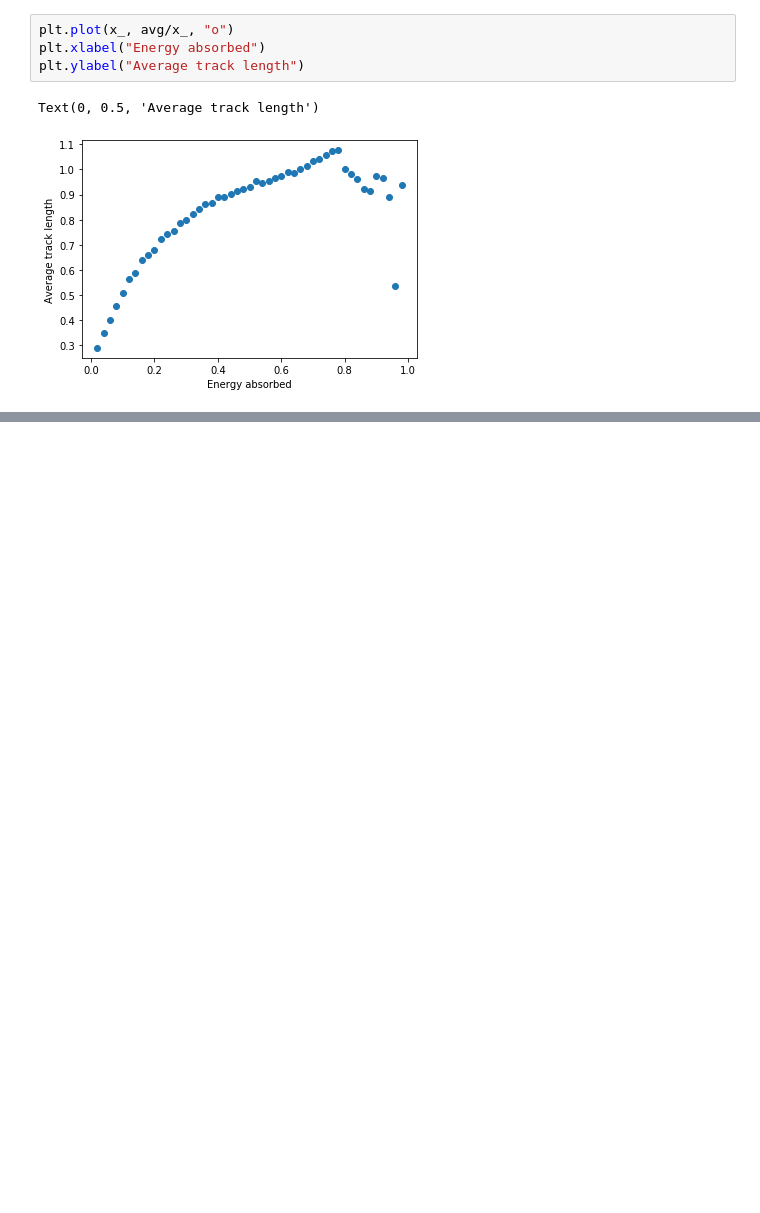
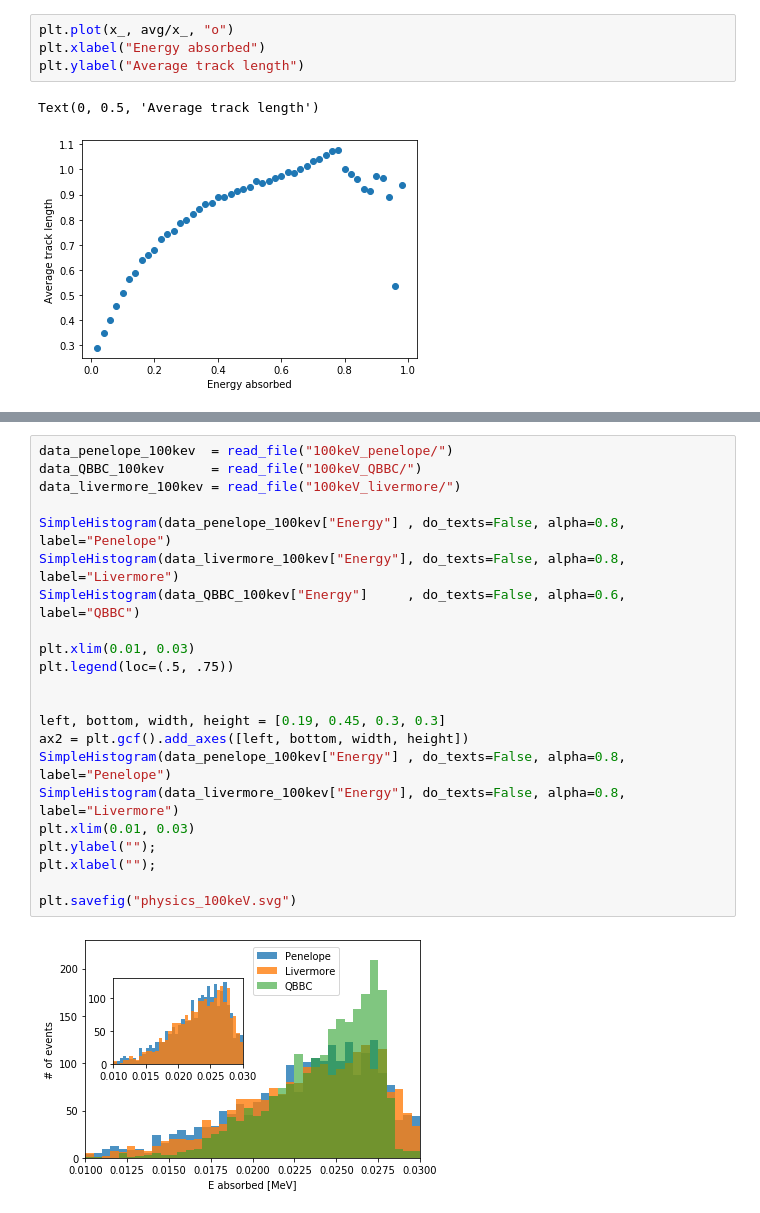
Before and after one commit to Balazzs/HPGECalorimeter, a Jupyter notebook: build/Untitled.ipynb, the cells around one changed output, grey strips where cells are left out. Cells and saved outputs as stored; diff of their text form; blank space fills up the shorter version.

```diff
--- a/build/Untitled.ipynb
+++ b/build/Untitled.ipynb
@@ -150,0 +143,24 @@ SimpleHistogram(data_QBBC["Energy"], alpha=0.5)
+# %%
+data_penelope_100kev  = read_file("100keV_penelope/")
+data_QBBC_100kev      = read_file("100keV_QBBC/")
+data_livermore_100kev = read_file("100keV_livermore/")
+
+SimpleHistogram(data_penelope_100kev["Energy"] , do_texts=False, alpha=0.8, label="Penelope")
+SimpleHistogram(data_livermore_100kev["Energy"], do_texts=False, alpha=0.8, label="Livermore")
+SimpleHistogram(data_QBBC_100kev["Energy"]     , do_texts=False, alpha=0.6, label="QBBC")
+
+plt.xlim(0.01, 0.03)
+plt.legend(loc=(.5, .75))
+
+
+left, bottom, width, height = [0.19, 0.45, 0.3, 0.3]
+ax2 = plt.gcf().add_axes([left, bottom, width, height])
+SimpleHistogram(data_penelope_100kev["Energy"] , do_texts=False, alpha=0.8, label="Penelope")
+SimpleHistogram(data_livermore_100kev["Energy"], do_texts=False, alpha=0.8, label="Livermore")
+plt.xlim(0.01, 0.03)
+plt.ylabel("");
+plt.xlabel("");
+
+plt.savefig("physics_100keV.svg")
+# %% [output]
+[figure, added]
```
Also changed, not shown: parts of 9 cells of this notebook.
